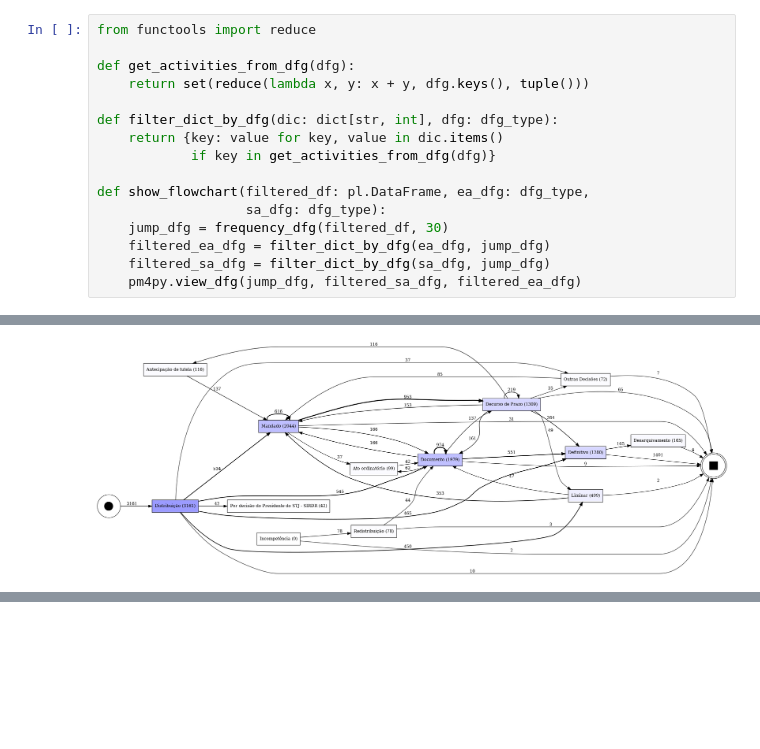
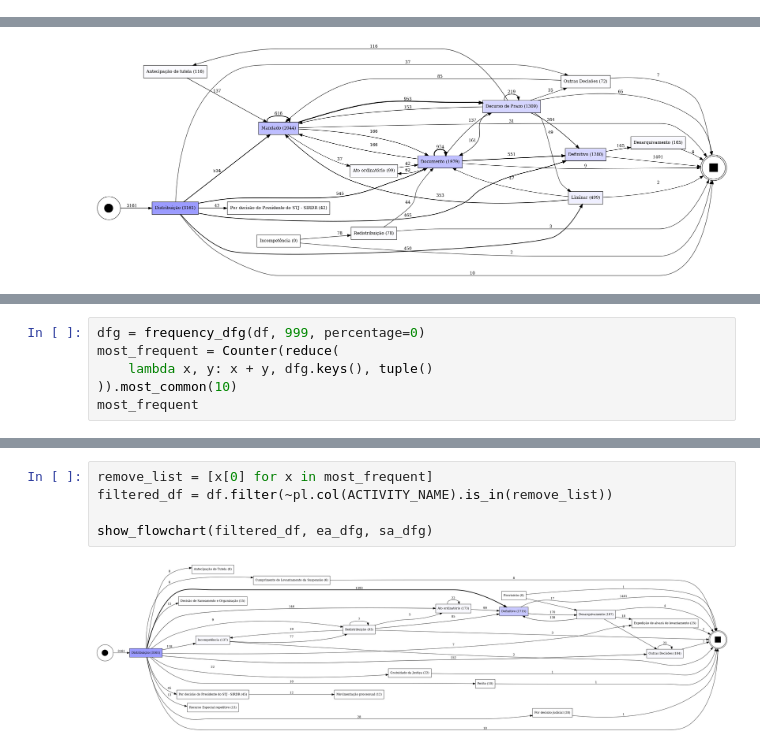
Before and after one commit to VLAB-UFPE/JuMP-Research, a Jupyter notebook: conformance/spider_activities.ipynb, the cells around one changed output, grey strips where cells are left out. Saved outputs shown, nothing was run; the diff lists cells and outputs as text; blank space fills up the shorter version.

```diff
--- a/conformance/spider_activities.ipynb
+++ b/conformance/spider_activities.ipynb
@@ -8,21 +7,5 @@ from math import floor, ceil
 import polars as pl
 import pm4py
-# %%
-from functools import reduce
-
-def get_activities_from_dfg(dfg):
-    return set(reduce(lambda x, y: x + y, dfg.keys(), tuple()))
-
-def filter_dict_by_dfg(dic: dict[str, int], dfg: dfg_type):
-    return {key: value for key, value in dic.items()
-            if key in get_activities_from_dfg(dfg)}
-
-def show_flowchart(filtered_df: pl.DataFrame, ea_dfg: dfg_type,
-                   sa_dfg: dfg_type):
-    jump_dfg = frequency_dfg(filtered_df, 30)
-    filtered_ea_dfg = filter_dict_by_dfg(ea_dfg, jump_dfg)
-    filtered_sa_dfg = filter_dict_by_dfg(sa_dfg, jump_dfg)
-    pm4py.view_dfg(jump_dfg, filtered_sa_dfg, filtered_ea_dfg)
 # %% [markdown]
 # Formatando o dataframe
 # %%
@@ -227,0 +214,6 @@ show_flowchart(filtered_df, ea_dfg, sa_dfg)
+# %%
+dfg = frequency_dfg(df, 999, percentage=0)
+most_frequent = Counter(reduce(
+    lambda x, y: x + y, dfg.keys(), tuple()
+)).most_common(10)
+most_frequent
@@ -227,0 +231,7 @@ show_flowchart(filtered_df, ea_dfg, sa_dfg)
+# %%
+remove_list = [x[0] for x in most_frequent]
+filtered_df = df.filter(~pl.col(ACTIVITY_NAME).is_in(remove_list))
+
+show_flowchart(filtered_df, ea_dfg, sa_dfg)
+# %% [output]
+[figure, added]
```
Also changed, not shown: parts of 7 cells of this notebook, 2 other files.
